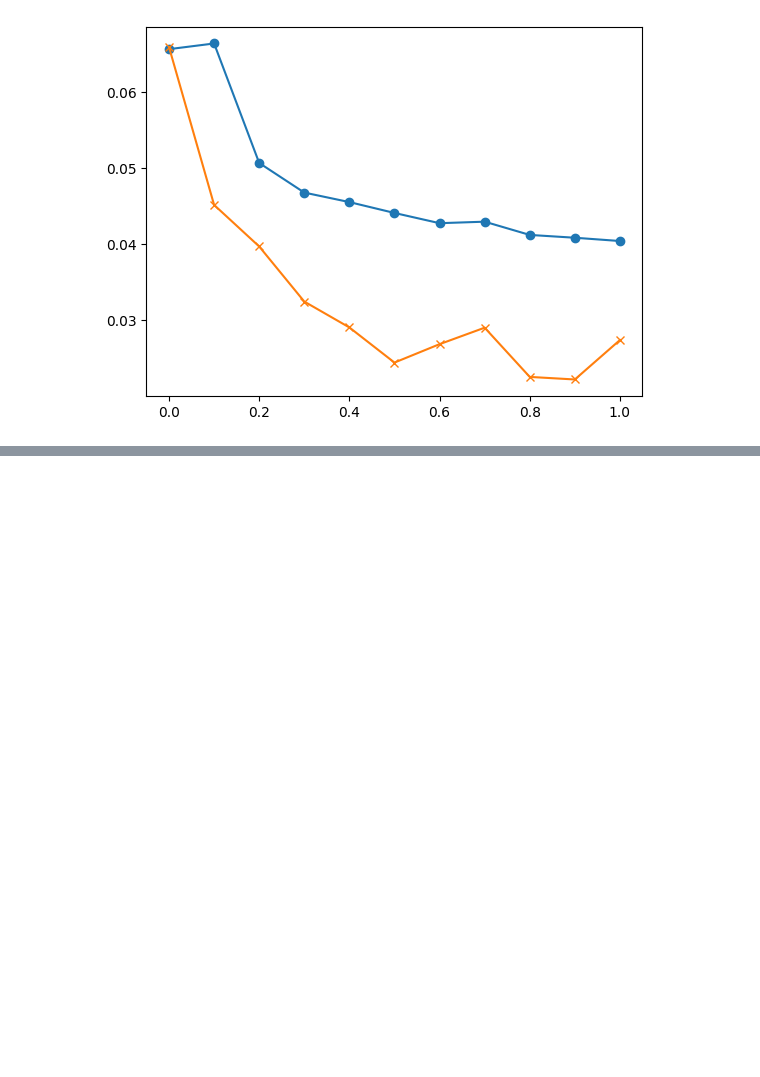
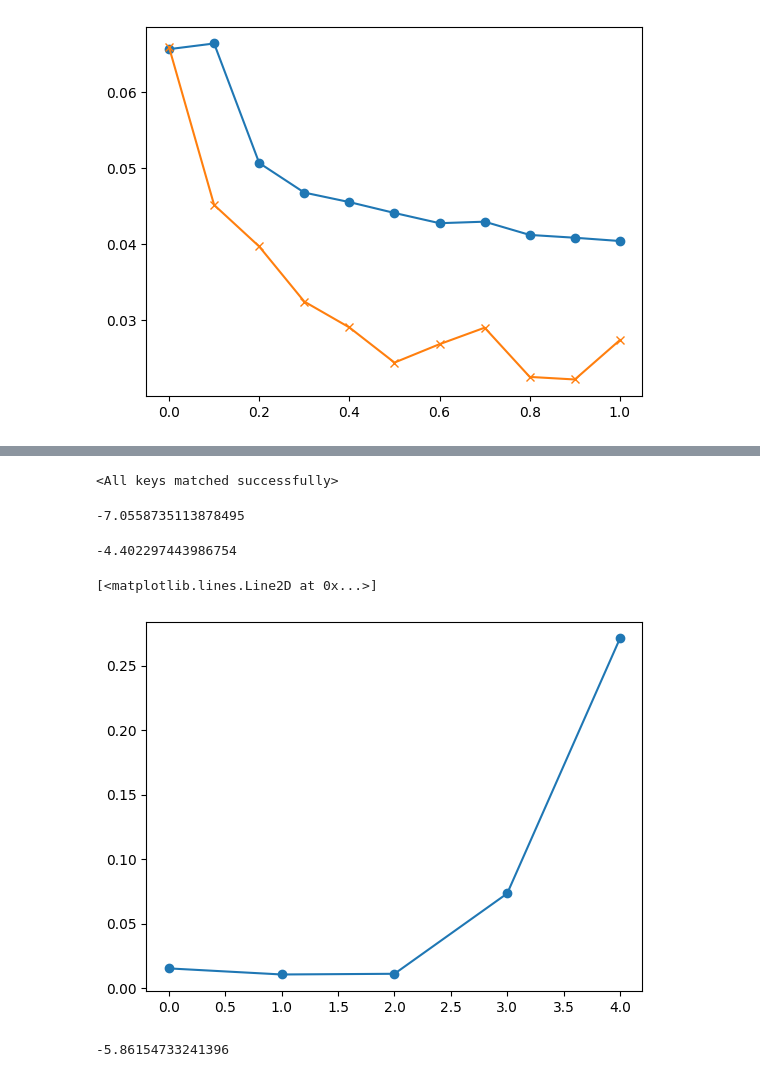
Before and after one commit to harrya32/HTI, a Jupyter notebook: DTR-Bench/rebuttals_eval.ipynb, the cells around one changed output, grey strips where cells are left out. Saved outputs shown, nothing was run; the diff lists cells and outputs as text; code cells hidden in the pictures; blank space fills up the shorter version.

Commit message:
flow and naive eval for reacher

```diff
--- a/DTR-Bench/rebuttals_eval.ipynb
+++ b/DTR-Bench/rebuttals_eval.ipynb
@@ -540,0 +659,2 @@ plt.plot(LAMBDA_VALUES, [-i for i in true['Average Penalty']], marker='x')
+# %%
+ppo_model = PPO.load(AGENT_PATH)
@@ -540,0 +668,10 @@ plt.plot(LAMBDA_VALUES, [-i for i in true['Average Penalty']], marker='x')
+# %%
+def naive_pushforward(action, obs, lambda_val):
+    """
+    Uses the trained naive model to push actions forward to target lambda, where naive model can take in any lamda for a given action, obs pair.
+    """
+    if lambda_val <= 1:
+        return action
+    naive_action = naive_model(torch.tensor(action, device=device), torch.tensor(lambda_val, device=device), torch.tensor(obs, device=device)).cpu().detach().numpy()
+
+    return naive_action
@@ -540,0 +712,46 @@ plt.plot(LAMBDA_VALUES, [-i for i in true['Average Penalty']], marker='x')
+# %%
+cfm_model = MLP(input_dim=2, time_dim=1, cond_dim=11, hidden_dim=128).to(device)
+cfm_model = WrappedModel(cfm_model)
+cfm_weights = torch.load(f'../rebuttal_baselines/cfm_reacher_model_0.pt')
+cfm_model.load_state_dict(cfm_weights)
+# %% [output]
+<All keys matched successfully>
+# %%
+pens_naive = []
+rewards_naive = []
+AGENT_PATH = f"ppo_reacher_weight_1.zip"
+VEC_ENV_FILE = f"vec_normalize_reacher_weight_1.pkl"
+ppo_model = PPO.load(AGENT_PATH)
+for i in range(1,6):
+
+    eval = evaluate_lambda(ppo_model, VEC_ENV_FILE, i, naive_pushforward)
+    rew = eval[2]
+    pen = eval[0]
+
+    rewards_naive.append(rew)
+    pens_naive.append(pen)
+# %%
+np.mean(rewards_naive)
+# %% [output]
+-7.0558735113878495
+# %%
+pens_flow = []
+rewards_flow = []
+AGENT_PATH = f"ppo_reacher_weight_1.zip"
+VEC_ENV_FILE = f"vec_normalize_reacher_weight_1.pkl"
+ppo_model = PPO.load(AGENT_PATH)
+for i in range(1,6):
+    eval = evaluate_lambda(ppo_model, VEC_ENV_FILE, i, flow_pushforward)
+    pen = eval[0]
+    rew = eval[2]
+    pens_flow.append(pen)
+    rewards_flow.append(rew)
+# %%
+np.mean(rewards)
+# %% [output]
+-4.402297443986754
+# %%
+plt.plot([-i for i in pens_flow], marker='o')
+# %% [output]
+[<matplotlib.lines.Line2D at 0x...>]
+[figure, added]
@@ -540,0 +770,4 @@ plt.plot(LAMBDA_VALUES, [-i for i in true['Average Penalty']], marker='x')
+# %%
+np.mean(rewards_real)
+# %% [output]
+-5.86154733241396
```
Also changed, not shown: parts of 11 cells of this notebook, 22 other files.
